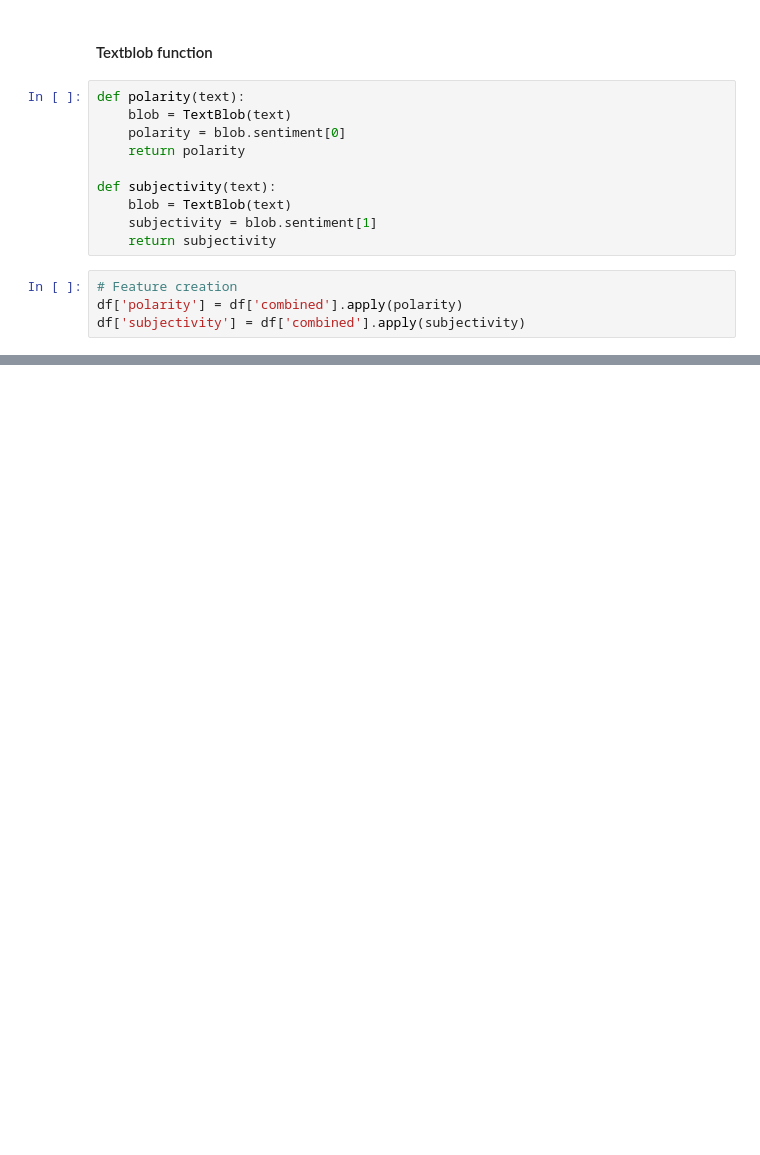
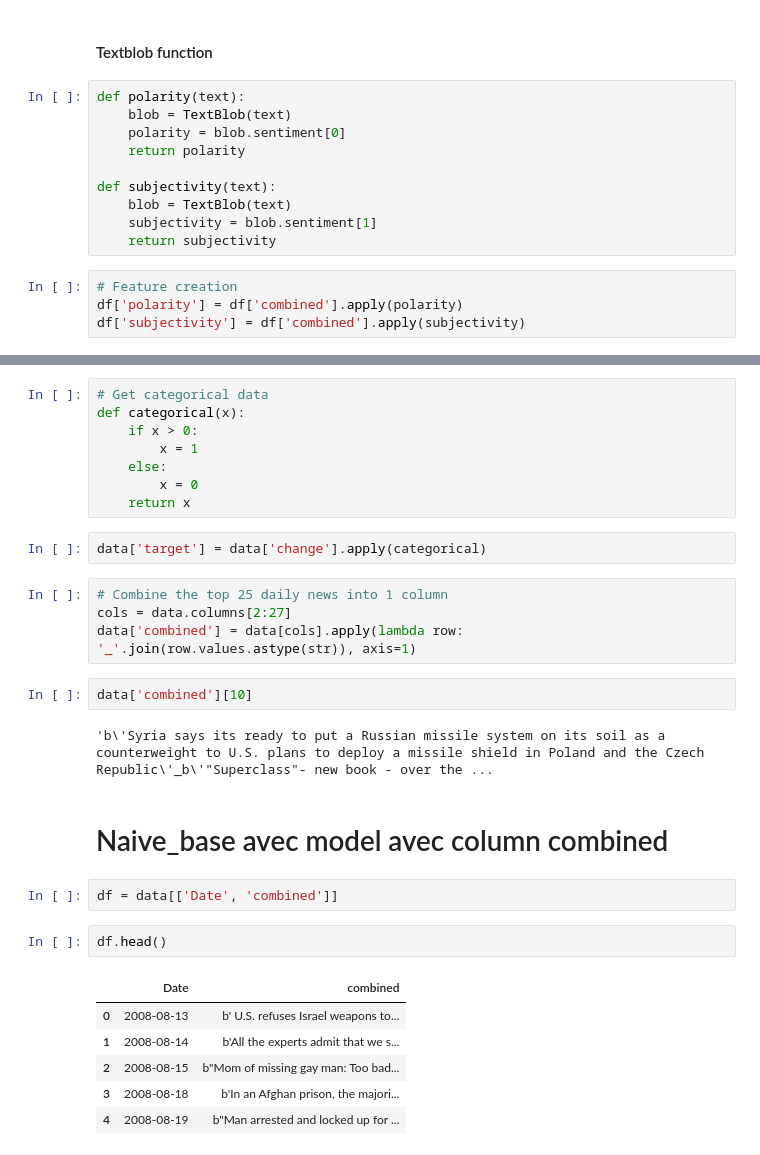
Before and after one commit to clairemalbrel/STOCK_PREDICT, a Jupyter notebook: Notebooks/jp.ipynb, the cells around one changed output, grey strips where cells are left out. Saved outputs shown, nothing was run; the diff lists cells and outputs as text; blank space fills up the shorter version.

```diff
--- a/Notebooks/jp.ipynb
+++ b/Notebooks/jp.ipynb
@@ -57,0 +145,31 @@ df['subjectivity'] = df['combined'].apply(subjectivity)
+# %%
+# Get categorical data
+def categorical(x):
+    if x > 0:
+        x = 1
+    else:
+        x = 0
+    return x
+# %%
+data['target'] = data['change'].apply(categorical)
+# %%
+# Combine the top 25 daily news into 1 column
+cols = data.columns[2:27]
+data['combined'] = data[cols].apply(lambda row: '_'.join(row.values.astype(str)), axis=1)
+# %%
+data['combined'][10]
+# %% [output]
+'b\'Syria says its ready to put a Russian missile system on its soil as a counterweight to U.S. plans to deploy a missile shield in Poland and the Czech Republic\'_b\'"Superclass"- new book - over the ...
+# %% [markdown]
+# Naive_base avec model avec column combined
+# %%
+df = data[['Date', 'combined']]
+# %%
+df.head()
+# %% [output]
+|  | Date | combined |
+| 0 | 2008-08-13 | b' U.S. refuses Israel weapons to... |
+| 1 | 2008-08-14 | b'All the experts admit that we s... |
+| 2 | 2008-08-15 | b"Mom of missing gay man: Too bad... |
+| 3 | 2008-08-18 | b'In an Afghan prison, the majori... |
+| 4 | 2008-08-19 | b"Man arrested and locked up for ... |
```
Also changed, not shown: parts of 21 cells of this notebook.
